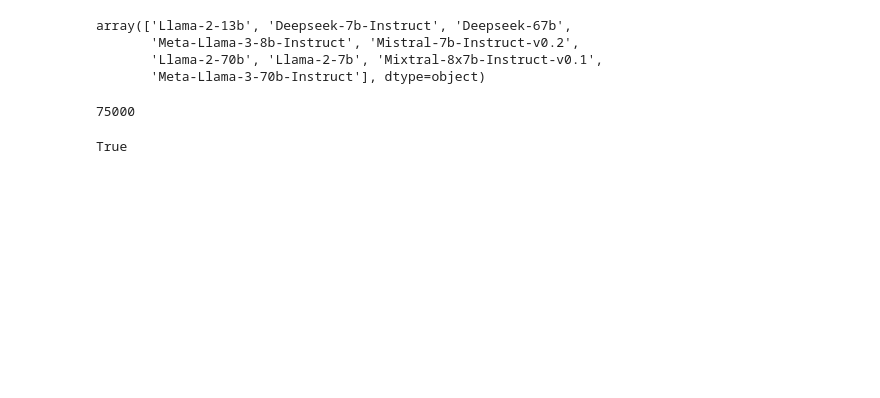
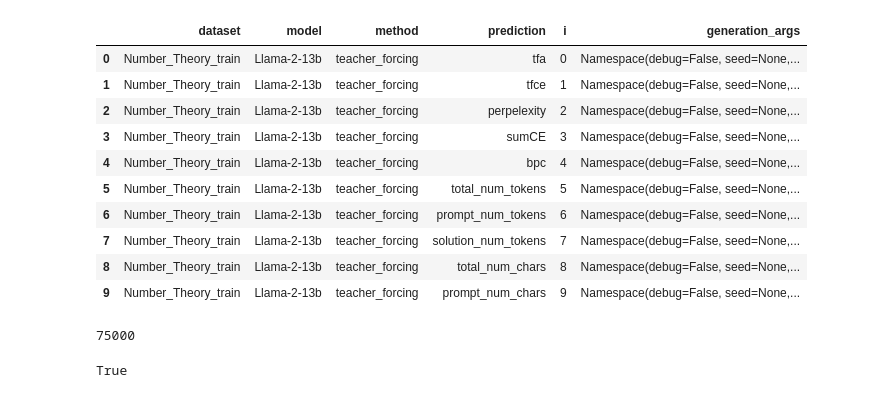
Before and after one commit to kaifronsdal/TheoremSense, a Jupyter notebook: theoremsense/eval_metric.ipynb, the cells around one changed output. Drawn from its saved outputs; the diff is of its cells as text; code cells hidden in the pictures; blank space fills up the shorter version.

```diff
--- a/theoremsense/eval_metric.ipynb
+++ b/theoremsense/eval_metric.ipynb
@@ -20,3 +20,8 @@ with open('name_maps.json', 'r') as f:
     name_maps = json.load(f)
     DATASET_MAP = name_maps['DATASET_MAP']
     MODEL_MAP = name_maps['MODEL_MAP']
+# %%
+with open(root_dir / 'Algebra_train/Deepseek-67b/teacher_forcing/output.json', 'r') as f:
+    predictions = json.load(f)
+
+predictions[1]
@@ -23,5 +40,7 @@ with open('name_maps.json', 'r') as f:
 # %%
 def load_predictions(path):
+    if not (path / 'output.json').exists():
+        return []
     with open(path / 'output.json', 'r') as f:
         return json.load(f)
 
@@ -42,12 +61,19 @@ predictions = pd.DataFrame([
 ])
 args = predictions.iloc[0]['generation_args']
 # %%
-predictions['model'].unique()
+predictions.head(n=10)
 # %% [output]
-array(['Llama-2-13b', 'Deepseek-7b-Instruct', 'Deepseek-67b',
-       'Meta-Llama-3-8b-Instruct', 'Mistral-7b-Instruct-v0.2',
-       'Llama-2-70b', 'Llama-2-7b', 'Mixtral-8x7b-Instruct-v0.1',
-       'Meta-Llama-3-70b-Instruct'], dtype=object)
+|  | dataset | model | method | prediction | i | generation_args |
+| 0 | Number_Theory_train | Llama-2-13b | teacher_forcing | tfa | 0 | Namespace(debug=False, seed=None,... |
+| 1 | Number_Theory_train | Llama-2-13b | teacher_forcing | tfce | 1 | Namespace(debug=False, seed=None,... |
+| 2 | Number_Theory_train | Llama-2-13b | teacher_forcing | perpelexity | 2 | Namespace(debug=False, seed=None,... |
+| 3 | Number_Theory_train | Llama-2-13b | teacher_forcing | sumCE | 3 | Namespace(debug=False, seed=None,... |
+| 4 | Number_Theory_train | Llama-2-13b | teacher_forcing | bpc | 4 | Namespace(debug=False, seed=None,... |
+| 5 | Number_Theory_train | Llama-2-13b | teacher_forcing | total_num_tokens | 5 | Namespace(debug=False, seed=None,... |
+| 6 | Number_Theory_train | Llama-2-13b | teacher_forcing | prompt_num_tokens | 6 | Namespace(debug=False, seed=None,... |
+| 7 | Number_Theory_train | Llama-2-13b | teacher_forcing | solution_num_tokens | 7 | Namespace(debug=False, seed=None,... |
+| 8 | Number_Theory_train | Llama-2-13b | teacher_forcing | total_num_chars | 8 | Namespace(debug=False, seed=None,... |
+| 9 | Number_Theory_train | Llama-2-13b | teacher_forcing | prompt_num_chars | 9 | Namespace(debug=False, seed=None,... |
 # %%
 # args.model = 'mistralai/Mistral-7B-Instruct-v0.2'
 # args.use_chat = True
```
Also changed, not shown: parts of 2 cells of this notebook, 5 other files.
